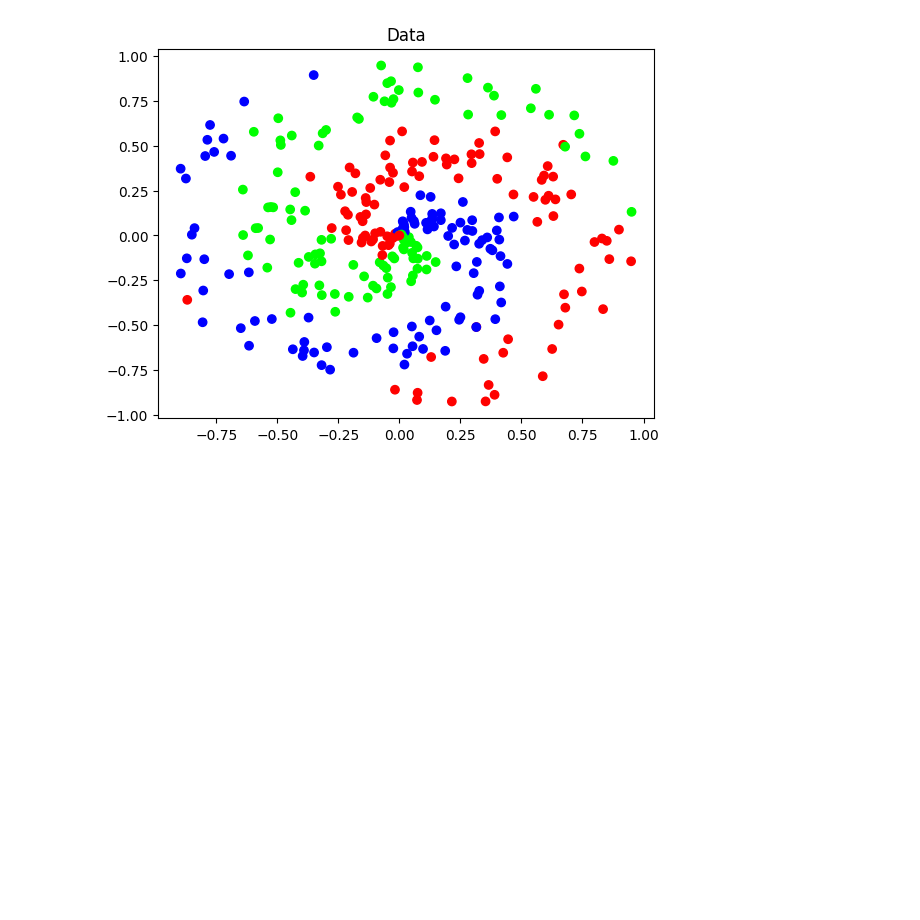
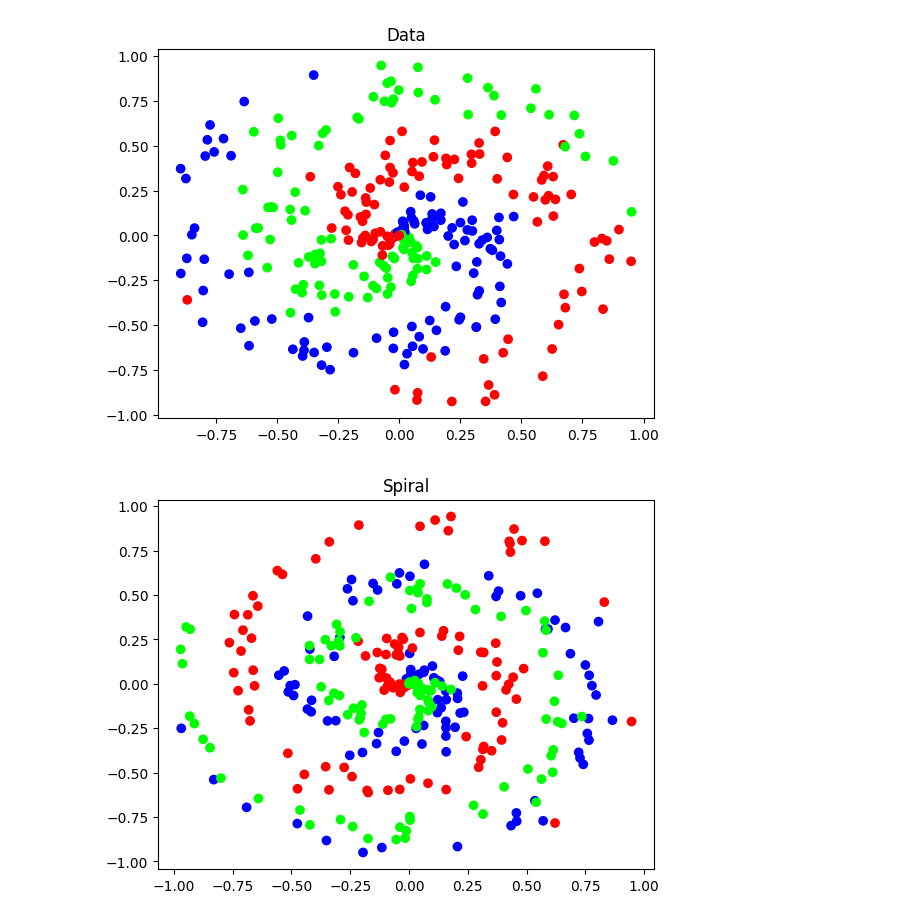
Before and after one commit to RB-Lab/nn-from-scratch-py, a Jupyter notebook: main.ipynb, the cells around one changed output. Cells and saved outputs as stored; diff of their text form; code cells hidden in the pictures; blank space fills up the shorter version.

```diff
--- a/main.ipynb
+++ b/main.ipynb
@@ -87,3 +121,9 @@ plt.scatter(X[:, 0], X[:, 1], c=y, cmap='brg')
 plt.show()
 # %% [output]
 [figure]
+# %%
+plt.title('Spiral')
+plt.scatter(X[:, 0], X[:, 1], c=y, cmap='brg')
+plt.show()
+# %% [output]
+[figure, added]
```
Also changed, not shown: parts of 2 cells of this notebook, 10 other files.
